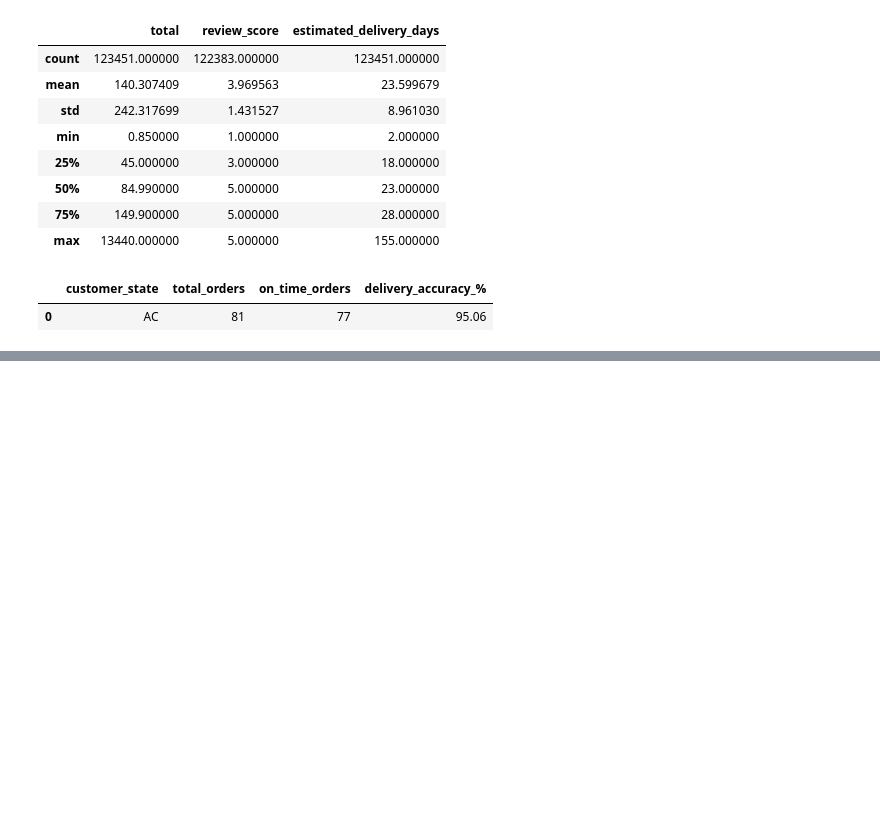
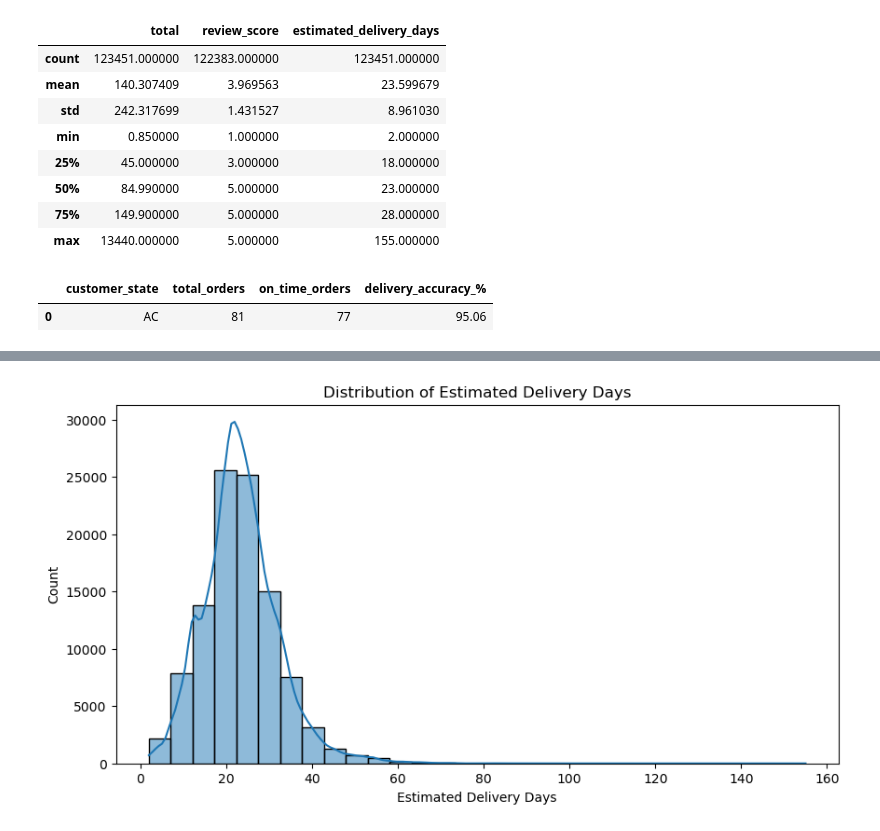
Before and after one commit to Vinaychauhan06/E-Commerce-Analytics-Dashboard-Python-SQL-Power-BI-, a Jupyter notebook: 02_EDA_Analysis.ipynb, the cells around one changed output, grey strips where cells are left out. Drawn from its saved outputs; the diff is of its cells as text; code cells hidden in the pictures; blank space fills up the shorter version.

```diff
--- a/02_EDA_Analysis.ipynb
+++ b/02_EDA_Analysis.ipynb
@@ -998,0 +990,2 @@ delivery_accuracy[delivery_accuracy['delivery_accuracy_%'] == delivery_accuracy[
+# %%
+review_data_time=review_data.merge(odd[['order_id','estimated_delivery_days']],on='order_id',how='left')
@@ -998,0 +1008,16 @@ delivery_accuracy[delivery_accuracy['delivery_accuracy_%'] == delivery_accuracy[
+# %%
+plt.figure(figsize=(10,5))
+
+sns.histplot(
+    data=review_data_time,
+    x='estimated_delivery_days',
+    bins=30,
+    kde=True
+)
+
+plt.title("Distribution of Estimated Delivery Days")
+plt.xlabel("Estimated Delivery Days")
+plt.ylabel("Count")
+plt.show()
+# %% [output]
+[figure, added]
```
Also changed, not shown: parts of 47 cells of this notebook.
